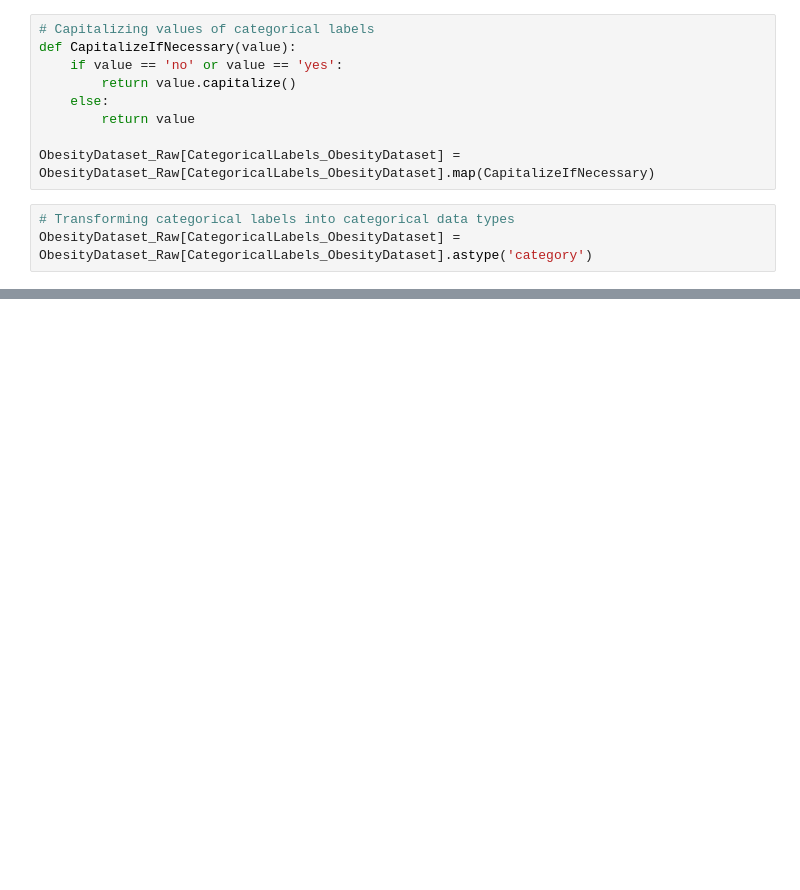
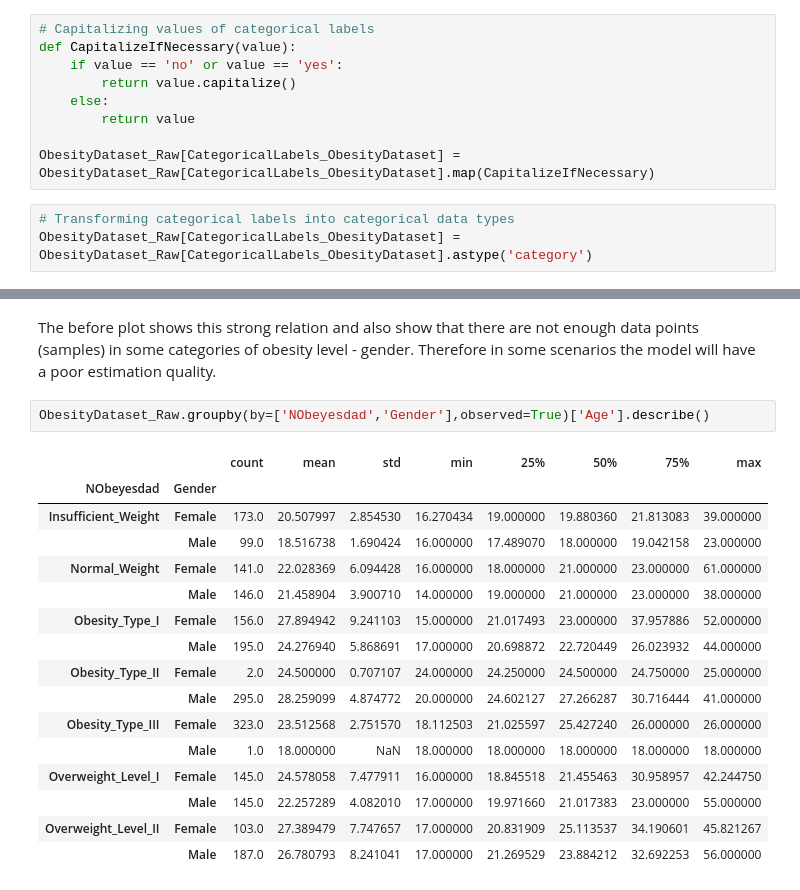
Before and after one commit to alexisuaguilaru/Obesity_Levels_Model, a Jupyter notebook: Exploratory_Data_Analysis/ExploratoryDataAnalysis.ipynb, the cells around one changed output, grey strips where cells are left out. Cells and saved outputs as stored; diff of their text form; blank space fills up the shorter version.

```diff
--- a/Exploratory_Data_Analysis/ExploratoryDataAnalysis.ipynb
+++ b/Exploratory_Data_Analysis/ExploratoryDataAnalysis.ipynb
@@ -41,0 +53,21 @@ ObesityDataset_Raw[CategoricalLabels_ObesityDataset] = ObesityDataset_Raw[Catego
+# %% [markdown]
+The before plot shows this strong relation and also show that there are not enough data points (samples) in some categories of obesity level - gender. Therefore in some scenarios the model will have a poor estimation quality.
+# %%
+ObesityDataset_Raw.groupby(by=['NObeyesdad','Gender'],observed=True)['Age'].describe()
+# %% [output]
+|  |  | count | mean | std | min | 25% | 50% | 75% | max |
+| NObeyesdad | Gender |  |  |  |  |  |  |  |  |
+| Insufficient_Weight | Female | 173.0 | 20.507997 | 2.854530 | 16.270434 | 19.000000 | 19.880360 | 21.813083 | 39.000000 |
+|  | Male | 99.0 | 18.516738 | 1.690424 | 16.000000 | 17.489070 | 18.000000 | 19.042158 | 23.000000 |
+| Normal_Weight | Female | 141.0 | 22.028369 | 6.094428 | 16.000000 | 18.000000 | 21.000000 | 23.000000 | 61.000000 |
+|  | Male | 146.0 | 21.458904 | 3.900710 | 14.000000 | 19.000000 | 21.000000 | 23.000000 | 38.000000 |
+| Obesity_Type_I | Female | 156.0 | 27.894942 | 9.241103 | 15.000000 | 21.017493 | 23.000000 | 37.957886 | 52.000000 |
+|  | Male | 195.0 | 24.276940 | 5.868691 | 17.000000 | 20.698872 | 22.720449 | 26.023932 | 44.000000 |
+| Obesity_Type_II | Female | 2.0 | 24.500000 | 0.707107 | 24.000000 | 24.250000 | 24.500000 | 24.750000 | 25.000000 |
+|  | Male | 295.0 | 28.259099 | 4.874772 | 20.000000 | 24.602127 | 27.266287 | 30.716444 | 41.000000 |
+| Obesity_Type_III | Female | 323.0 | 23.512568 | 2.751570 | 18.112503 | 21.025597 | 25.427240 | 26.000000 | 26.000000 |
+|  | Male | 1.0 | 18.000000 | NaN | 18.000000 | 18.000000 | 18.000000 | 18.000000 | 18.000000 |
+| Overweight_Level_I | Female | 145.0 | 24.578058 | 7.477911 | 16.000000 | 18.845518 | 21.455463 | 30.958957 | 42.244750 |
+|  | Male | 145.0 | 22.257289 | 4.082010 | 17.000000 | 19.971660 | 21.017383 | 23.000000 | 55.000000 |
+| Overweight_Level_II | Female | 103.0 | 27.389479 | 7.747657 | 17.000000 | 20.831909 | 25.113537 | 34.190601 | 45.821267 |
+|  | Male | 187.0 | 26.780793 | 8.241041 | 17.000000 | 21.269529 | 23.884212 | 32.692253 | 56.000000 |
```
Also changed, not shown: parts of 4 cells of this notebook.
